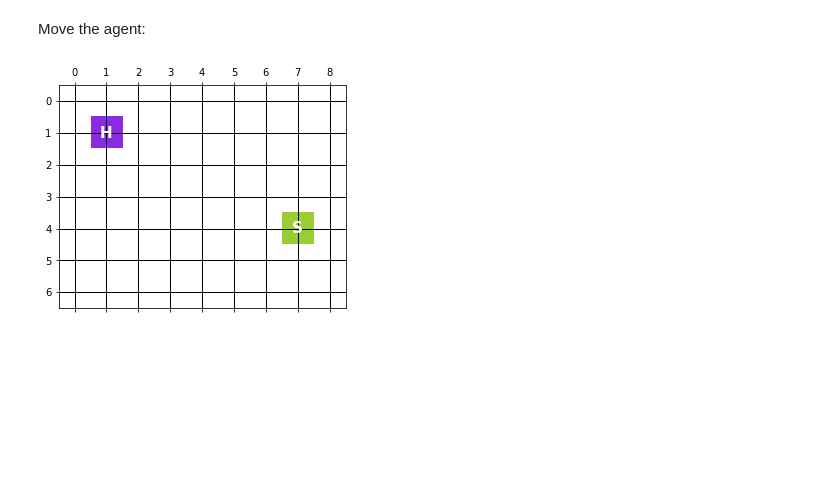
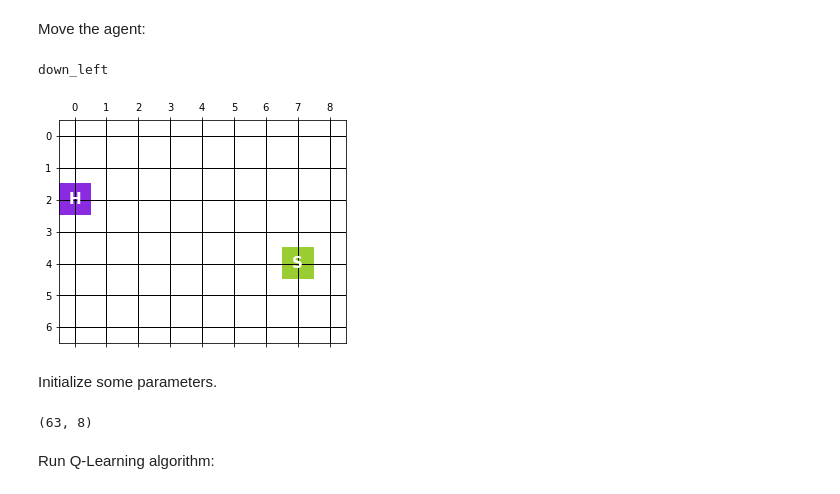
Before and after one commit to FranRosem/SI-Assignment-06, a Jupyter notebook: Assignment-06.ipynb, the cells around one changed output. Cells and saved outputs as stored; diff of their text form; code cells hidden in the pictures; blank space fills up the shorter version.

Commit message:
Train with q learning

```diff
--- a/Assignment-06.ipynb
+++ b/Assignment-06.ipynb
@@ -105,6 +100,9 @@ class AzkabanEnviroment:
             "goal": 100
         }
 
+    def get_actions(self, action):
+        return self._action_to_direction[action]
+
     def get_rewards(self):
         return self.rewards
 
@@ -119,16 +117,16 @@ class AzkabanEnviroment:
         return f"Harry Position: ({self.harry_pos[0]}, {self.harry_pos[1]})\n" + str(self.map)
 
     def render(self):
-        row_labels, col_labels = range(map.shape[0]), range(map.shape[1])
+        row_labels, col_labels = range(self.map.shape[0]), range(self.map.shape[1])
         cmap = ListedColormap(['white', 'blueviolet', 'yellowgreen'])
         norm = Normalize(vmin=0, vmax=2)
-        plt.matshow(map, cmap=cmap, norm=norm)
+        plt.matshow(self.map, cmap=cmap, norm=norm)
         plt.xticks(col_labels, col_labels)
         plt.yticks(row_labels, row_labels)
         plt.grid(color='k', linewidth=1)
-        init = np.where(map == 1)
+        init = np.where(self.map == 1)
         plt.text(init[1][0], init[0][0], 'H', ha='center', va='center', color='white', weight='bold', fontsize=15)
-        goal = np.where(map == 2)
+        goal = np.where(self.map == 2)
         plt.text(goal[1][0], goal[0][0], 'S', ha='center', va='center', color='white', weight='bold', fontsize=15)
         plt.show()
 
@@ -262,9 +260,29 @@ print((action_space_size, state_space_size))
 # %% [markdown]
 Move the agent:
 # %%
-action = 1
-state = env.reset() #+10
+action = env.action_space.sample()
+state = env.reset() #*10
 new_state, reward, done = env.step(action)
+print(env.get_actions(action))
 env.render()
 # %% [output]
+down_left
-[figure, old version]
+[figure, new version]
+# %% [markdown]
+Initialize some parameters.
+# %%
+num_episodes = 3000 #15000
+max_steps_per_episode = 200 #100
+
+learning_rate = 0.1
+discount_rate = 0.95
+
+rewards_avg = []
+
+q_table = np.zeros((state_space_size, action_space_size))
+
+print(q_table.shape)
+# %% [output]
+(63, 8)
+# %% [markdown]
+Run Q-Learning algorithm:
```
Also changed, not shown: parts of 5 cells of this notebook.
